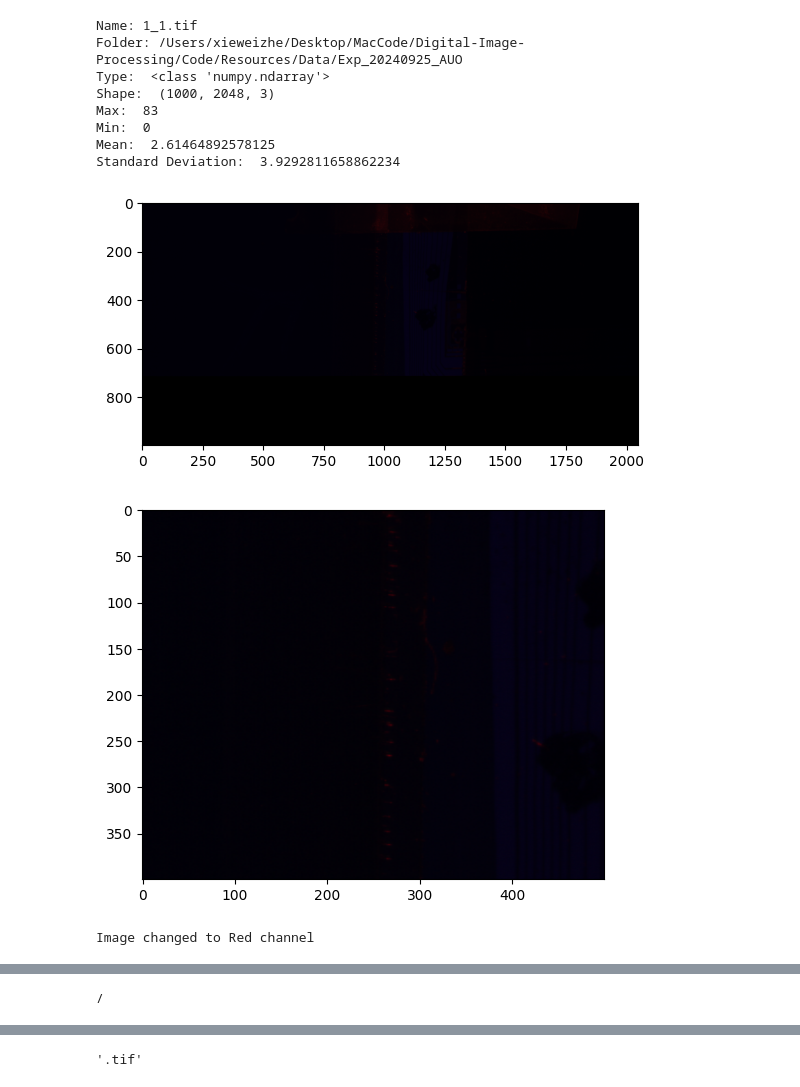
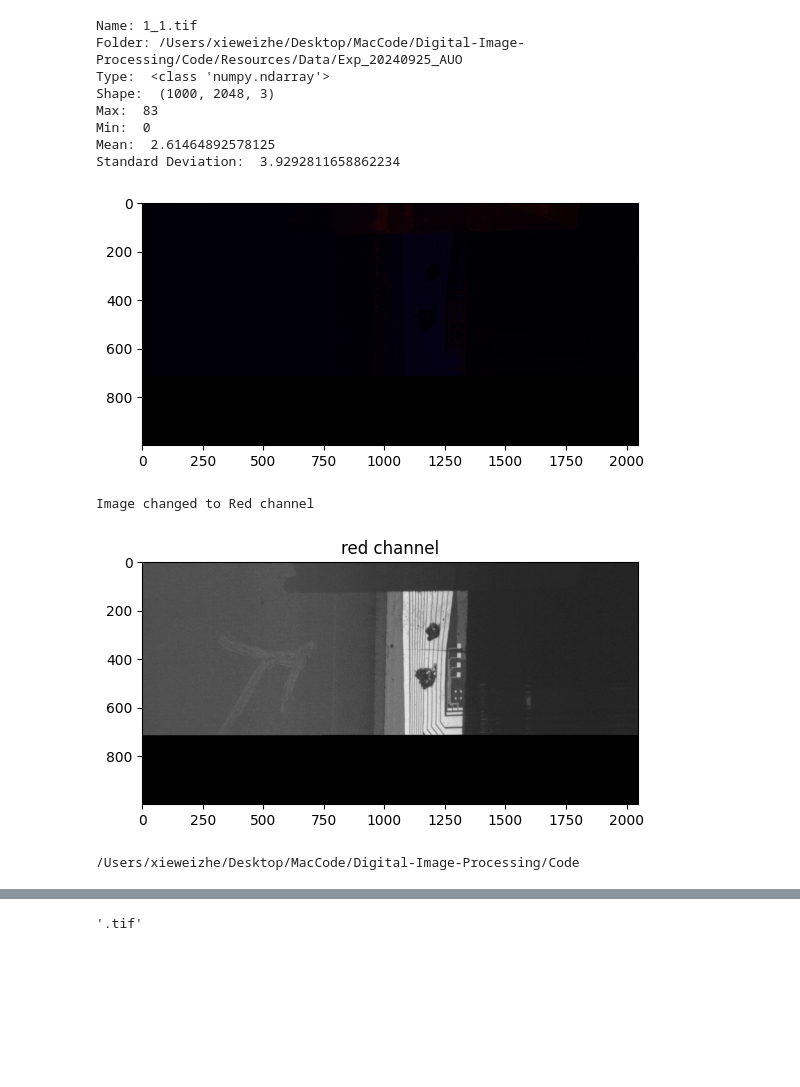
Before and after one commit to Echoslayer/Digtal-Image-Processing, a Jupyter notebook: Code/Notebooks/test_notebooks/image_manager.ipynb, the cells around one changed output, grey strips where cells are left out. Drawn from its saved outputs; the diff is of its cells as text; code cells hidden in the pictures; blank space fills up the shorter version.

```diff
--- a/Code/Notebooks/test_notebooks/image_manager.ipynb
+++ b/Code/Notebooks/test_notebooks/image_manager.ipynb
@@ -93,7 +93,9 @@ class ImageManager:
         plt.imshow(self.image, cmap=self.cmap)
 
         # 檢查是否提供了標題並相應地設置
-        if title:
+        if title is True:
+            plt.title(self.name)
+        elif title:
             plt.title(title)
 
         plt.axis('on' if axis else 'off')  # 顯示或隱藏軸
@@ -106,11 +108,6 @@ class ImageManager:
         plt.xlabel('Pixel Value')
         plt.ylabel('Frequency')
         plt.show()
-
-    def crop(self, x1, x2, y1, y2):
-        """裁剪圖像"""
-        self.image = self.image[y1:y2, x1:x2]
-        self.show()  # 顯示裁剪後的圖像
 
     def copy(self):
         """返回當前 ImageManager 物件的深度副本，保留當前圖像和屬性"""
@@ -170,36 +167,38 @@ class ImageManager:
         plt.show()
 
 
 if __name__ == "__main__":
     # 使用範例
     origin_im = ImageManager(r'/Users/xieweizhe/Desktop/MacCode/Digital-Image-Processing/Code/Resources/Data/Exp_20240925_AUO/1_1.tif')
     origin_im.basic_array_info()
     origin_im.show()  # 顯示圖像
-    origin_im.crop(700, 1200, 200, 600)  # 裁剪圖像
     origin_im.choose_rgb('r')  # 選擇紅色通道
     origin_im.show(title='red channel')  # 顯示紅色通道的圖像
 
     try:
         import os
         print(os.getcwd())
         os.chdir('../')
-        from mymodules import filters  # 如果在包內
+        from mymodules.filter.basic_filters import crop  # 如果在包內
     except ImportError:
-        import filters  # 如果直接在當前路徑中
+        from filter.basic_filters import crop # 如果直接在當前路徑中
 
 
     # # 應用處理函數，使用二值化
-    new_im = origin_im.process(function=filters.equalized_image, compare=True)
+    new_im = origin_im.process(function=crop,
+                               compare=True,
+                               params={'x1':700,'x2':1200,'y1':200,'y2':600})
     new_im.show()  # 顯示處理後的圖像
 # %% [output]
 Name: 1_1.tif
 Folder: /Users/xieweizhe/Desktop/MacCode/Digital-Image-Processing/Code/Resources/Data/Exp_20240925_AUO
 Type:  <class 'numpy.ndarray'>
 Shape:  (1000, 2048, 3)
 Max:  83
 Min:  0
 Mean:  2.61464892578125
 Standard Deviation:  3.9292811658862234
 [figure]
+Image changed to Red channel
-[figure, old version]
+[figure, new version]
-Image changed to Red channel
+/Users/xieweizhe/Desktop/MacCode/Digital-Image-Processing/Code
@@ -207 +205,0 @@ Image changed to Red channel
-/
```
Also changed, not shown: parts of 1 cell of this notebook, 35 other files.
